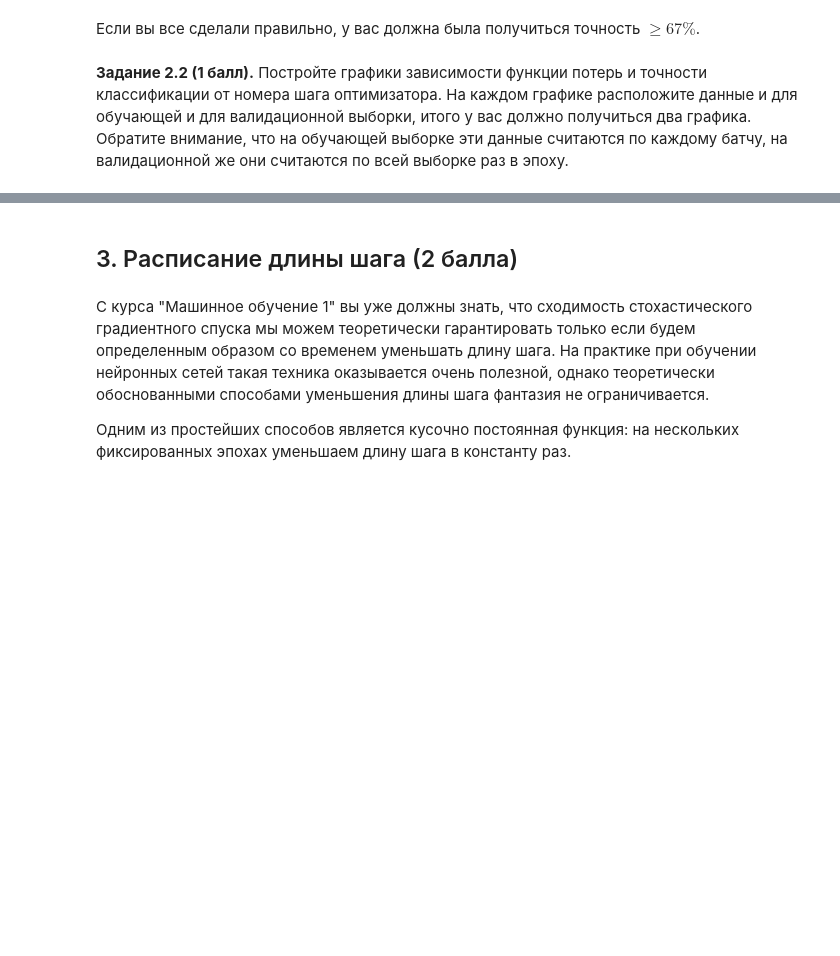
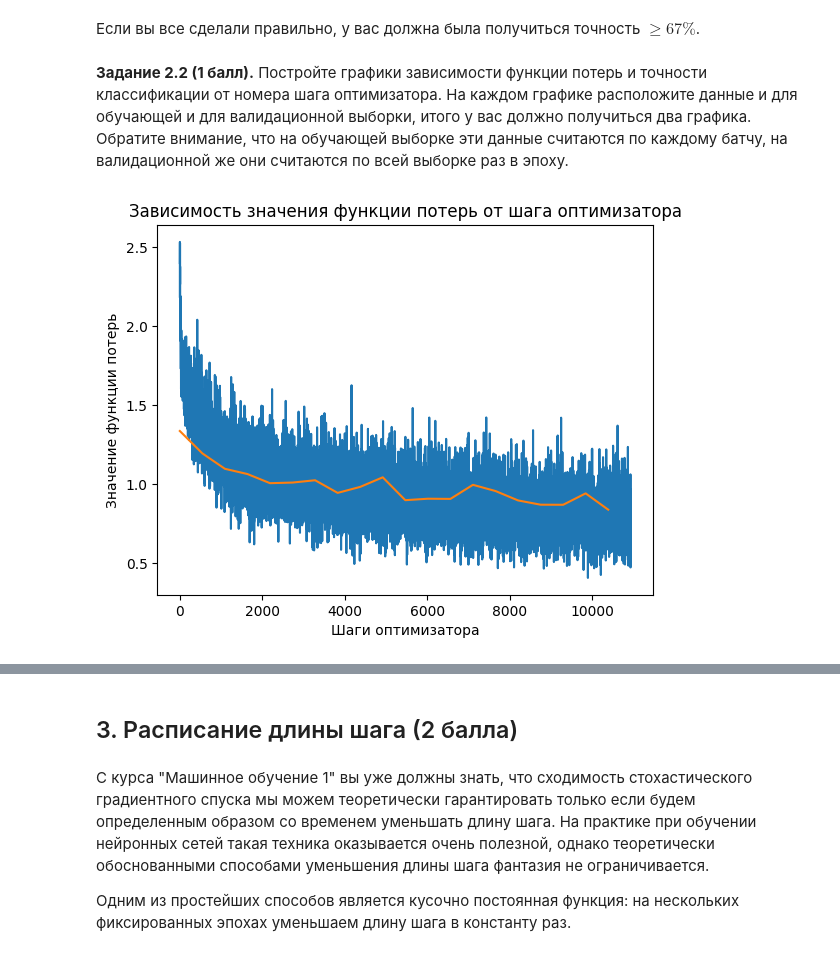
Before and after one commit to IYuminov/intro-to-dl-hse, a Jupyter notebook: homeworks-small/shw-02-cnn.ipynb, the cells around one changed output, grey strips where cells are left out. Drawn from its saved outputs; the diff is of its cells as text; code cells hidden in the pictures; blank space fills up the shorter version.

```diff
--- a/homeworks-small/shw-02-cnn.ipynb
+++ b/homeworks-small/shw-02-cnn.ipynb
@@ -209,8 +212,7 @@ net = net.to(device)
 # %% [markdown]
 **Задание 2.1 (2 балла).** Переходим к обучению модели. Заполните пропуски в функциях <code>test</code> и <code>train_epoch</code>. В качестве функции потерь будем использовать [кросс-энтропию](https://pytorch.org/docs/stable/generated/torch.nn.functional.cross_entropy.html), а в качестве метрики качества accuracy.
 # %%
-def test(model, loader, criterion):
-    acc = 0
+def test(model, loader, criterion, metric):
     loss_log = []
     acc_log = []
     model.eval()
@@ -224,15 +226,12 @@ def test(model, loader, criterion):
         loss_log.append(loss.item())
 
         # <your code here>
-        acc = (predict.argmax(dim= 1) == target).to(torch.float).mean()
-        # acc = (predict == target).float().sum()
-
+        acc = metric(predict, target)
         acc_log.append(acc.item())
 
     return np.mean(loss_log), np.mean(acc_log)
 
-def train_epoch(model, optimizer, criterion, train_loader):
-    acc = 0
+def train_epoch(model, optimizer, criterion, metric, train_loader):
     loss_log = []
     acc_log = []
     model.train()
@@ -248,18 +247,17 @@ def train_epoch(model, optimizer, criterion, train_loader):
         optimizer.step()
 
         # <your code here>
-        acc = (predict.argmax(dim= 1) == target).to(torch.float).mean()
-        # acc = (predict == target).float().sum()
+        acc = metric(predict, target)
         acc_log.append(acc.item())
 
     return loss_log, acc_log
 
-def train(model, optimizer, criterion, n_epochs, train_loader, val_loader, scheduler=None):
+def train(model, optimizer, criterion, metric, n_epochs, train_loader, val_loader, scheduler=None):
     train_loss_log, train_acc_log, val_loss_log, val_acc_log = [], [], [], []
 
     for epoch in range(n_epochs):
-        train_loss, train_acc = train_epoch(model, optimizer, criterion, train_loader)
-        val_loss, val_acc = test(model, val_loader, criterion)
+        train_loss, train_acc = train_epoch(model, optimizer, criterion, metric, train_loader)
+        val_loss, val_acc = test(model, val_loader, criterion, metric)
 
         train_loss_log.extend(train_loss)
         train_acc_log.extend(train_acc)
@@ -282,7 +280,8 @@ __Замечание:__ Для достижения наилучшего кач
 # %%
 optimizer = optim.SGD(net.parameters(), lr= 0.1, momentum= 0.9)
 criterion = nn.CrossEntropyLoss()
+metric = Accuracy(task= 'multiclass', num_classes= n_classes).to(device)
 
-train_loss_log, train_acc_log, val_loss_log, val_acc_log = train(net, optimizer, criterion, 20, train_loader, val_loader)
+train_loss_log, train_acc_log, val_loss_log, val_acc_log = train(net, optimizer, criterion, metric, 20, train_loader, val_loader)
 # %% [output]
 Epoch 0
@@ -317,0 +315,13 @@ Test score: 0.6782444267515924
+# %%
+# <your code here>
+plt.title('Зависимость значения функции потерь от шага оптимизатора')
+plt.plot(train_loss_log)
+
+val_step = [len(train_loader) * step for step in range(len(val_loss_log))]
+plt.plot(val_step, val_loss_log)
+
+plt.xlabel('Шаги оптимизатора')
+plt.ylabel('Значение функции потерь')
+plt.show()
+# %% [output]
+[figure, added]
```
Also changed, not shown: parts of 16 cells of this notebook.
